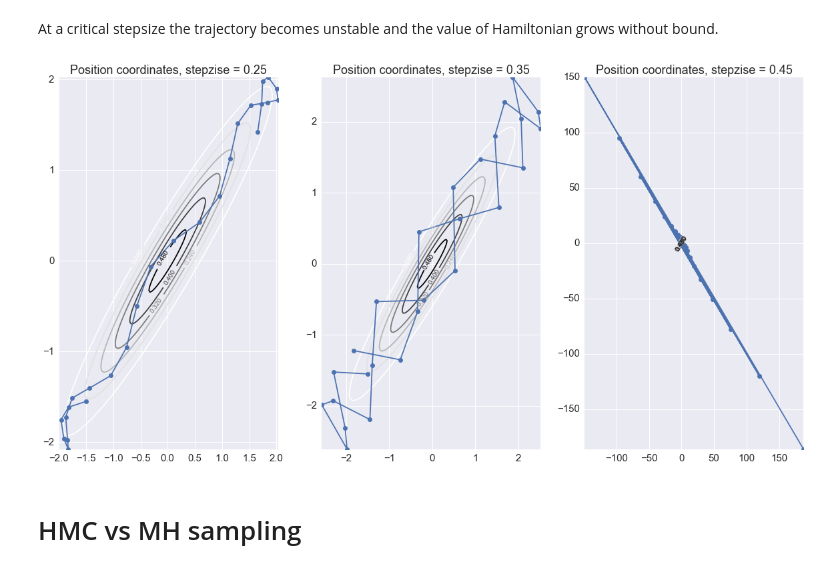
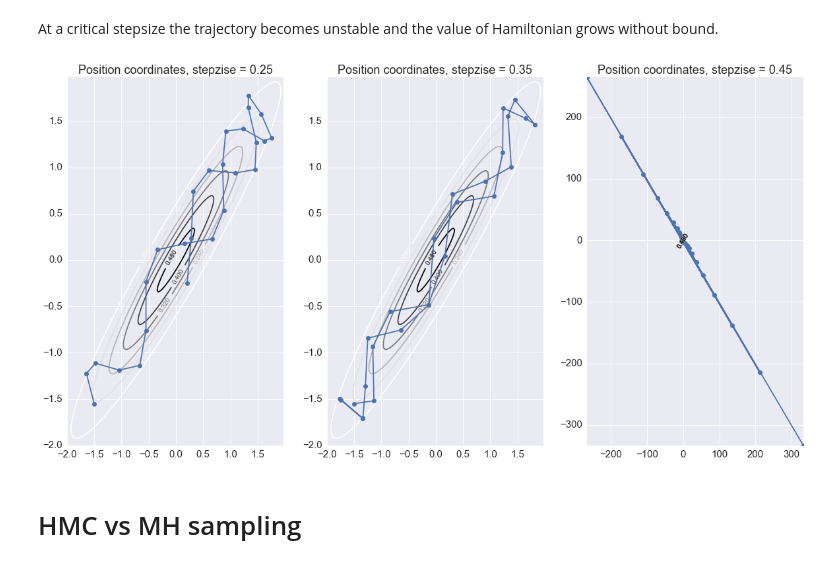
Before and after one commit to jake-coleman32/sta-663-project, a Jupyter notebook: 663_ project.ipynb, the cells around one changed output. Saved outputs shown, nothing was run; the diff lists cells and outputs as text; code cells hidden in the pictures.

Commit message:
Fixed gradient bug, set seed, made sure all pictures lined up. Made Sigma a parameter.

```diff
--- a/663_ project.ipynb
+++ b/663_ project.ipynb
@@ -24,7 +28,7 @@ sns.set_context("notebook", font_scale=1.5)
 # %% [markdown]
 This code is based on the fact that kinetic energy is $K(p) = \sum_{i=1}^n p_i^2$, i,e. all $m_i$=1
 # %%
-def leapfrog(U, grad_U, current_q, stepsize=0.25, steps=25):
+def leapfrog(U, grad_U, current_q, Sigma, stepsize=0.25, steps=25):
     q = current_q
     p = np.random.normal(0,1,q.size) # independent statndard normal variates
     current_p = p
@@ -32,7 +36,7 @@ def leapfrog(U, grad_U, current_q, stepsize=0.25, steps=25):
     p_list=p
 
     # Half step for momentum at the beginning
-    p = p - stepsize*(grad_U(q)/2)
+    p = p - stepsize*grad_U(q,Sigma)/2
 
     # Alternate full steps for position and momentum
     for i in range(steps):
@@ -43,20 +47,20 @@ def leapfrog(U, grad_U, current_q, stepsize=0.25, steps=25):
 
         # Make a full step for the momentum, except at end of trajectory
         if (i!=steps-1):
-            p = p - stepsize*grad_U(q)
+            p = p - stepsize*grad_U(q,Sigma)
             p_list = np.vstack((p_list,p))
 
     # Make a half step for momentum at the end
-    p = p - stepsize*(grad_U(q)/2)
+    p = p - stepsize*grad_U(q,Sigma)/2
     p_list = np.vstack((p_list,p))
 
     # Negate momentum at end of trajectory to make the proposal symmetric
     p = -p
 
     # Evaluate potential and kinetic energies at start and end of trajectory
-    current_U = U(current_q)
+    current_U = U(current_q,Sigma)
     current_K = sum(current_p**2)/2
-    proposed_U = U(q)
+    proposed_U = U(q,Sigma)
     proposed_K = sum(p**2)/2
 
     # Accept or reject the state at end of trajectory, returning either the postion at the end
@@ -68,21 +72,21 @@ def leapfrog(U, grad_U, current_q, stepsize=0.25, steps=25):
 # %% [markdown]
 **2D gaussian example**
 # %%
-def U(q):
+def U(q,Sigma):
     '''
     Returns -log p(q)
     '''
     from scipy.stats import multivariate_normal
     return (-np.log(multivariate_normal.pdf(q, mean=[0,0], cov = Sigma)))
 
-def grad_U(q):
-    return(np.dot(q,Sigma))
+def grad_U(q,Sigma):
+    return(np.dot(q,la.inv(Sigma)))
 # %% [markdown]
 **Running the function**
 # %%
 current_q = np.array([-1.5,-1.55])
-Sigma = np.linalg.inv(np.array([[1, 0.95],[0.95,1]]))
-q,p_list,q_list=leapfrog(U, grad_U, current_q, stepsize=0.25, steps=25)
+Sigma2 = np.array([[1, 0.95],[0.95,1]])
+q,p_list,q_list=leapfrog(U, grad_U, current_q, Sigma = Sigma2, stepsize=0.25, steps=25)
 # %% [markdown]
 **Corresponding HMC values**
 # %%
@@ -128,35 +132,35 @@ pass
 At a critical stepsize the trajectory becomes unstable and the value of Hamiltonian grows without bound.
 # %%
 current_q = np.array([-1.5,-1.55])
-q1,p1_list,q1_list=leapfrog(U, grad_U, current_q, stepsize=0.35, steps=25)
+q1,p1_list,q1_list=leapfrog(U, grad_U, current_q, Sigma2, stepsize=0.35, steps=25)
 current_q = np.array([-1.5,-1.55])
-q2,p2_list,q2_list=leapfrog(U, grad_U, current_q, stepsize=0.45, steps=25)
+q2,p2_list,q2_list=leapfrog(U, grad_U, current_q, Sigma2, stepsize=0.45, steps=25)
 
 #Plotting
 plt.figure(figsize=(20,10))
 plt.subplot(131)
 Z = mlab.bivariate_normal(X, Y, 1.0, 1.0, 0.0, 0.0,0.95)
 CS = plt.contour(X, Y, Z)
 plt.clabel(CS, inline=1, fontsize=10)
 plt.title('Position coordinates, stepzise = 0.25')
 plt.plot(q_list[:,0], q_list[:,1], '-o')
 
 plt.subplot(132)
 Z = mlab.bivariate_normal(X, Y, 1.0, 1.0, 0.0, 0.0,0.95)
 CS = plt.contour(X, Y, Z)
 plt.clabel(CS, inline=1, fontsize=10)
 plt.title('Position coordinates, stepzise = 0.35')
 plt.plot(q1_list[:,0], q1_list[:,1], '-o')
 
 plt.subplot(133)
 Z = mlab.bivariate_normal(X, Y, 1.0, 1.0, 0.0, 0.0,0.95)
 CS = plt.contour(X, Y, Z)
 plt.clabel(CS, inline=1, fontsize=10)
 plt.title('Position coordinates, stepzise = 0.45')
 plt.plot(q2_list[:,0], q2_list[:,1], '-o')
 pass
 # %% [output]
-[figure, old version]
+[figure, new version]
 # %% [markdown]
 # HMC vs MH sampling
 # %% [markdown]
```
Also changed, not shown: parts of 9 cells of this notebook.
